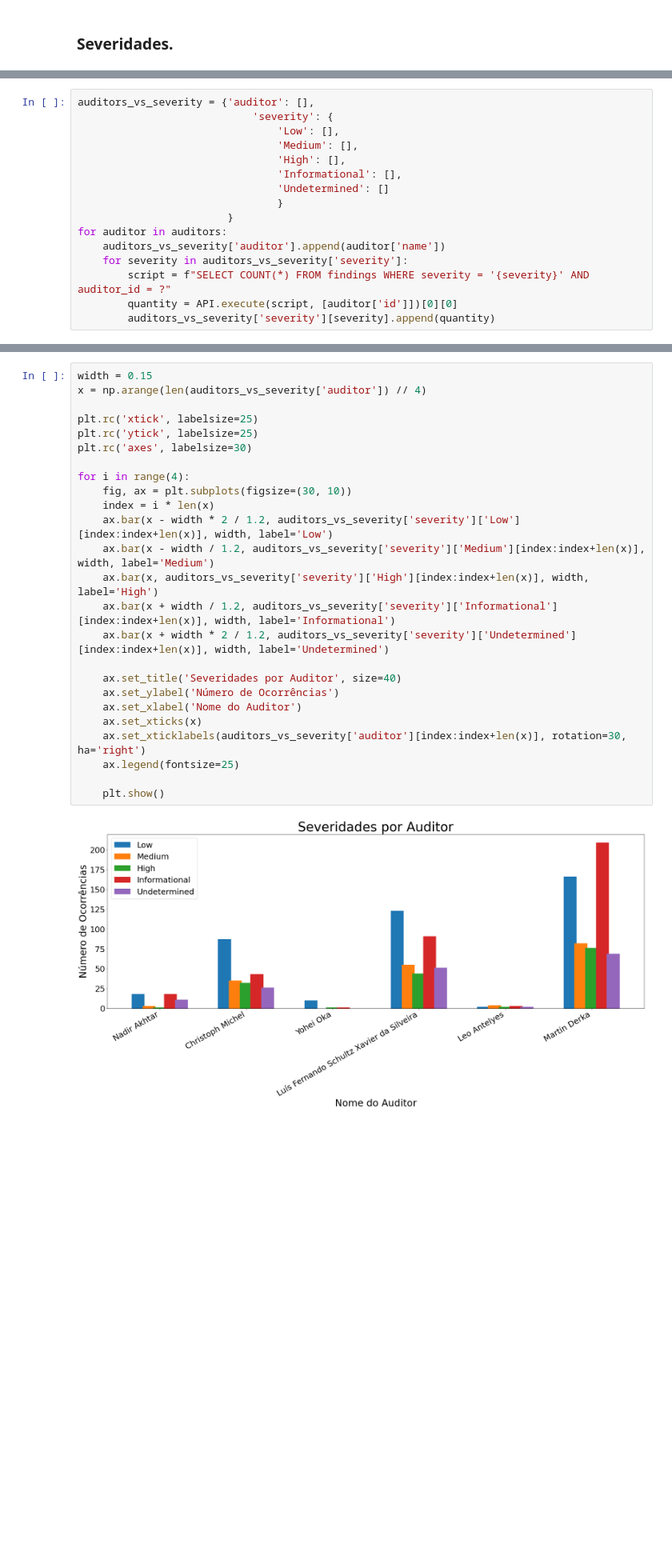
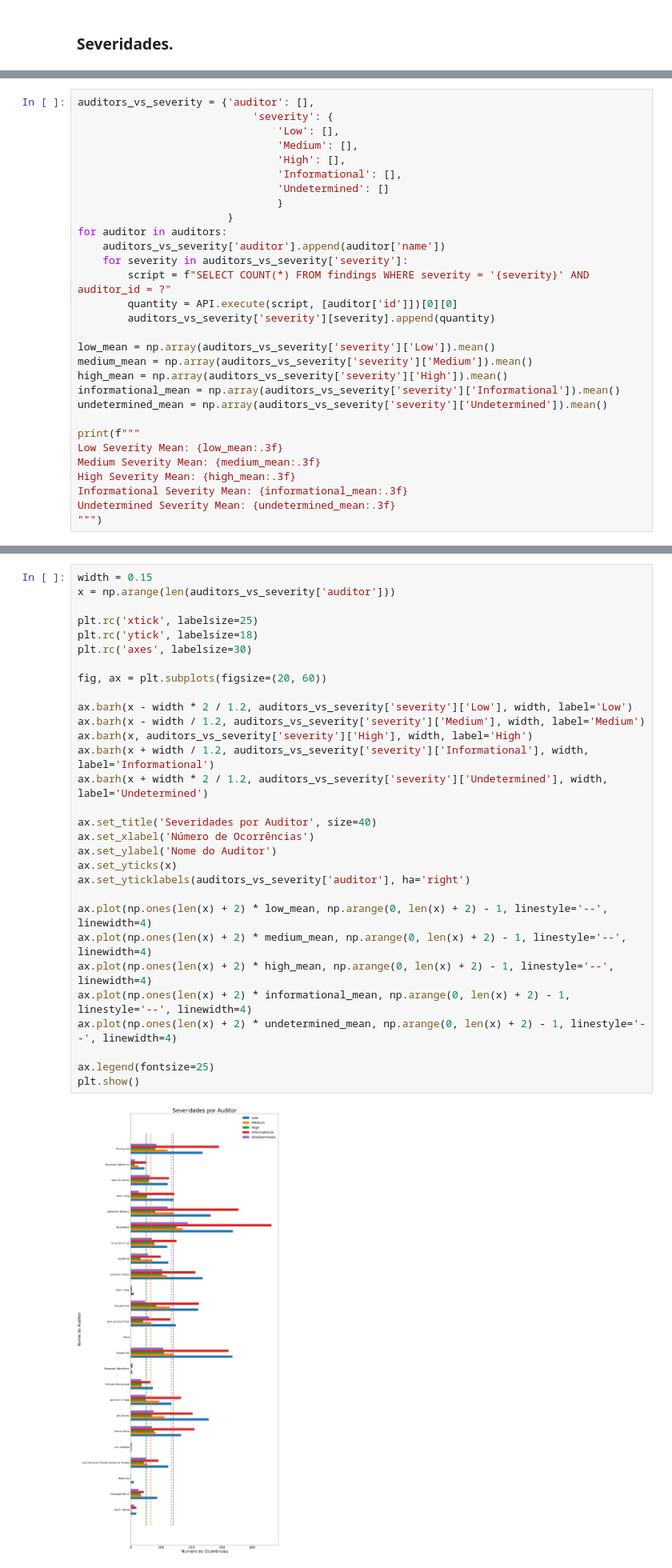
Before and after one commit to TelergySoftware/AIAGRV, a Jupyter notebook: sources/data/src/data_analisys.ipynb, the cells around one changed output, grey strips where cells are left out. Shown at 80% size. Saved outputs shown, nothing was run; the diff lists cells and outputs as text; blank space fills up the shorter version.

Commit message:
[JUPYTER] — Mudança no gráfico de barras de Severidades por Auditor para barras horizontais e adicionado linhas pontilhadas para representar a média.

```diff
--- a/sources/data/src/data_analisys.ipynb
+++ b/sources/data/src/data_analisys.ipynb
@@ -69,3 +69,17 @@ for auditor in auditors:
         script = f"SELECT COUNT(*) FROM findings WHERE severity = '{severity}' AND auditor_id = ?"
         quantity = API.execute(script, [auditor['id']])[0][0]
         auditors_vs_severity['severity'][severity].append(quantity)
+
+low_mean = np.array(auditors_vs_severity['severity']['Low']).mean()
+medium_mean = np.array(auditors_vs_severity['severity']['Medium']).mean()
+high_mean = np.array(auditors_vs_severity['severity']['High']).mean()
+informational_mean = np.array(auditors_vs_severity['severity']['Informational']).mean()
+undetermined_mean = np.array(auditors_vs_severity['severity']['Undetermined']).mean()
+
+print(f"""
+Low Severity Mean: {low_mean:.3f}
+Medium Severity Mean: {medium_mean:.3f}
+High Severity Mean: {high_mean:.3f}
+Informational Severity Mean: {informational_mean:.3f}
+Undetermined Severity Mean: {undetermined_mean:.3f}
+""")
@@ -72,27 +92,32 @@ for auditor in auditors:
 # %%
 width = 0.15
-x = np.arange(len(auditors_vs_severity['auditor']) // 4)
+x = np.arange(len(auditors_vs_severity['auditor']))
 
 plt.rc('xtick', labelsize=25)
-plt.rc('ytick', labelsize=25)
+plt.rc('ytick', labelsize=18)
 plt.rc('axes', labelsize=30)
 
-for i in range(4):
-    fig, ax = plt.subplots(figsize=(30, 10))
-    index = i * len(x)
-    ax.bar(x - width * 2 / 1.2, auditors_vs_severity['severity']['Low'][index:index+len(x)], width, label='Low')
-    ax.bar(x - width / 1.2, auditors_vs_severity['severity']['Medium'][index:index+len(x)], width, label='Medium')
-    ax.bar(x, auditors_vs_severity['severity']['High'][index:index+len(x)], width, label='High')
-    ax.bar(x + width / 1.2, auditors_vs_severity['severity']['Informational'][index:index+len(x)], width, label='Informational')
-    ax.bar(x + width * 2 / 1.2, auditors_vs_severity['severity']['Undetermined'][index:index+len(x)], width, label='Undetermined')
+fig, ax = plt.subplots(figsize=(20, 60))
 
-    ax.set_title('Severidades por Auditor', size=40)
-    ax.set_ylabel('Número de Ocorrências')
-    ax.set_xlabel('Nome do Auditor')
-    ax.set_xticks(x)
-    ax.set_xticklabels(auditors_vs_severity['auditor'][index:index+len(x)], rotation=30, ha='right')
-    ax.legend(fontsize=25)
+ax.barh(x - width * 2 / 1.2, auditors_vs_severity['severity']['Low'], width, label='Low')
+ax.barh(x - width / 1.2, auditors_vs_severity['severity']['Medium'], width, label='Medium')
+ax.barh(x, auditors_vs_severity['severity']['High'], width, label='High')
+ax.barh(x + width / 1.2, auditors_vs_severity['severity']['Informational'], width, label='Informational')
+ax.barh(x + width * 2 / 1.2, auditors_vs_severity['severity']['Undetermined'], width, label='Undetermined')
 
-    plt.show()
+ax.set_title('Severidades por Auditor', size=40)
+ax.set_xlabel('Número de Ocorrências')
+ax.set_ylabel('Nome do Auditor')
+ax.set_yticks(x)
+ax.set_yticklabels(auditors_vs_severity['auditor'], ha='right')
+
+ax.plot(np.ones(len(x) + 2) * low_mean, np.arange(0, len(x) + 2) - 1, linestyle='--', linewidth=4)
+ax.plot(np.ones(len(x) + 2) * medium_mean, np.arange(0, len(x) + 2) - 1, linestyle='--', linewidth=4)
+ax.plot(np.ones(len(x) + 2) * high_mean, np.arange(0, len(x) + 2) - 1, linestyle='--', linewidth=4)
+ax.plot(np.ones(len(x) + 2) * informational_mean, np.arange(0, len(x) + 2) - 1, linestyle='--', linewidth=4)
+ax.plot(np.ones(len(x) + 2) * undetermined_mean, np.arange(0, len(x) + 2) - 1, linestyle='--', linewidth=4)
+
+ax.legend(fontsize=25)
+plt.show()
 # %% [output]
-[figure, old version]
+[figure, new version]
```
Also changed, not shown: parts of 2 cells of this notebook.
